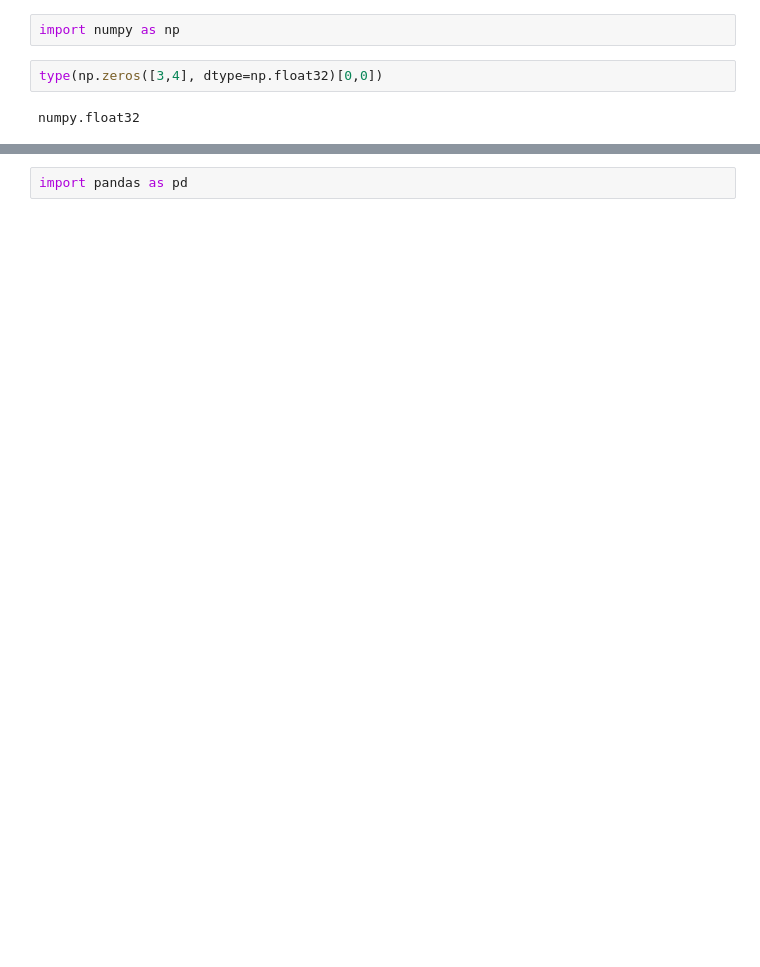
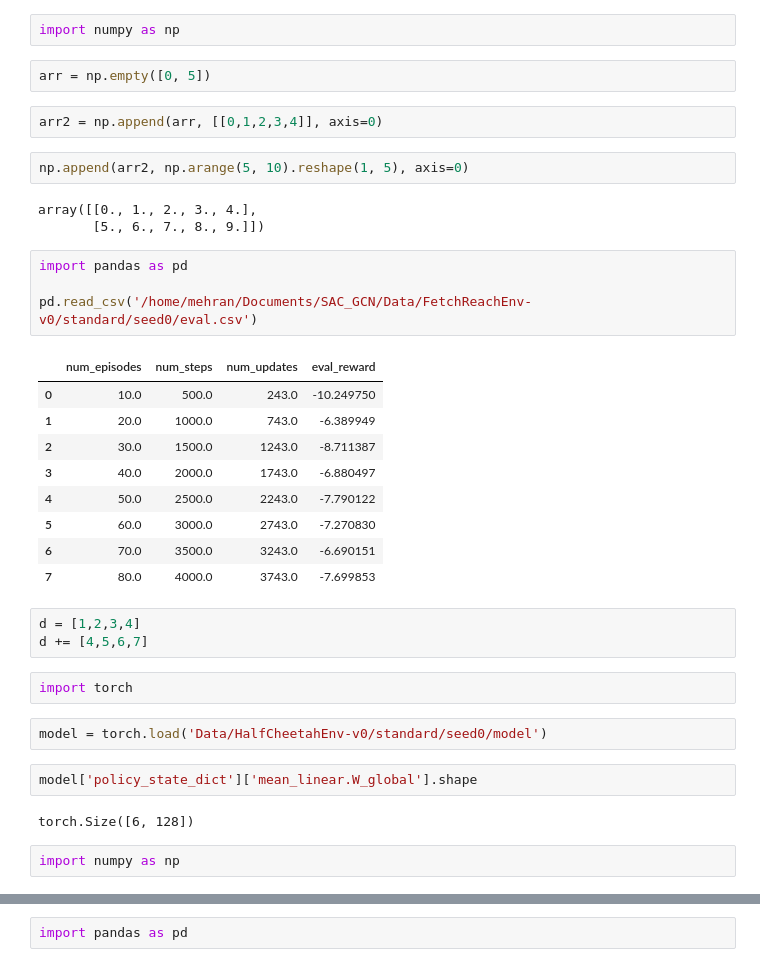
Before and after one commit to MehranTaghian/SAC_GCN, a Jupyter notebook: test.ipynb, the cells around one changed output, grey strips where cells are left out. Saved outputs shown, nothing was run; the diff lists cells and outputs as text; blank space fills up the shorter version.

```diff
--- a/test.ipynb
+++ b/test.ipynb
@@ -10,6 +155,38 @@ env.joint_list
 # %%
 import numpy as np
-# %%
-type(np.zeros([3,4], dtype=np.float32)[0,0])
-# %% [output]
-numpy.float32
+# %%
+arr = np.empty([0, 5])
+# %%
+arr2 = np.append(arr, [[0,1,2,3,4]], axis=0)
+# %%
+np.append(arr2, np.arange(5, 10).reshape(1, 5), axis=0)
+# %% [output]
+array([[0., 1., 2., 3., 4.],
+       [5., 6., 7., 8., 9.]])
+# %%
+import pandas as pd
+
+pd.read_csv('/home/mehran/Documents/SAC_GCN/Data/FetchReachEnv-v0/standard/seed0/eval.csv')
+# %% [output]
+|  | num_episodes | num_steps | num_updates | eval_reward |
+| 0 | 10.0 | 500.0 | 243.0 | -10.249750 |
+| 1 | 20.0 | 1000.0 | 743.0 | -6.389949 |
+| 2 | 30.0 | 1500.0 | 1243.0 | -8.711387 |
+| 3 | 40.0 | 2000.0 | 1743.0 | -6.880497 |
+| 4 | 50.0 | 2500.0 | 2243.0 | -7.790122 |
+| 5 | 60.0 | 3000.0 | 2743.0 | -7.270830 |
+| 6 | 70.0 | 3500.0 | 3243.0 | -6.690151 |
+| 7 | 80.0 | 4000.0 | 3743.0 | -7.699853 |
+# %%
+d = [1,2,3,4]
+d += [4,5,6,7]
+# %%
+import torch
+# %%
+model = torch.load('Data/HalfCheetahEnv-v0/standard/seed0/model')
+# %%
+model['policy_state_dict']['mean_linear.W_global'].shape
+# %% [output]
+torch.Size([6, 128])
+# %%
+import numpy as np
```
Also changed, not shown: parts of 59 cells of this notebook, 3 other files.
